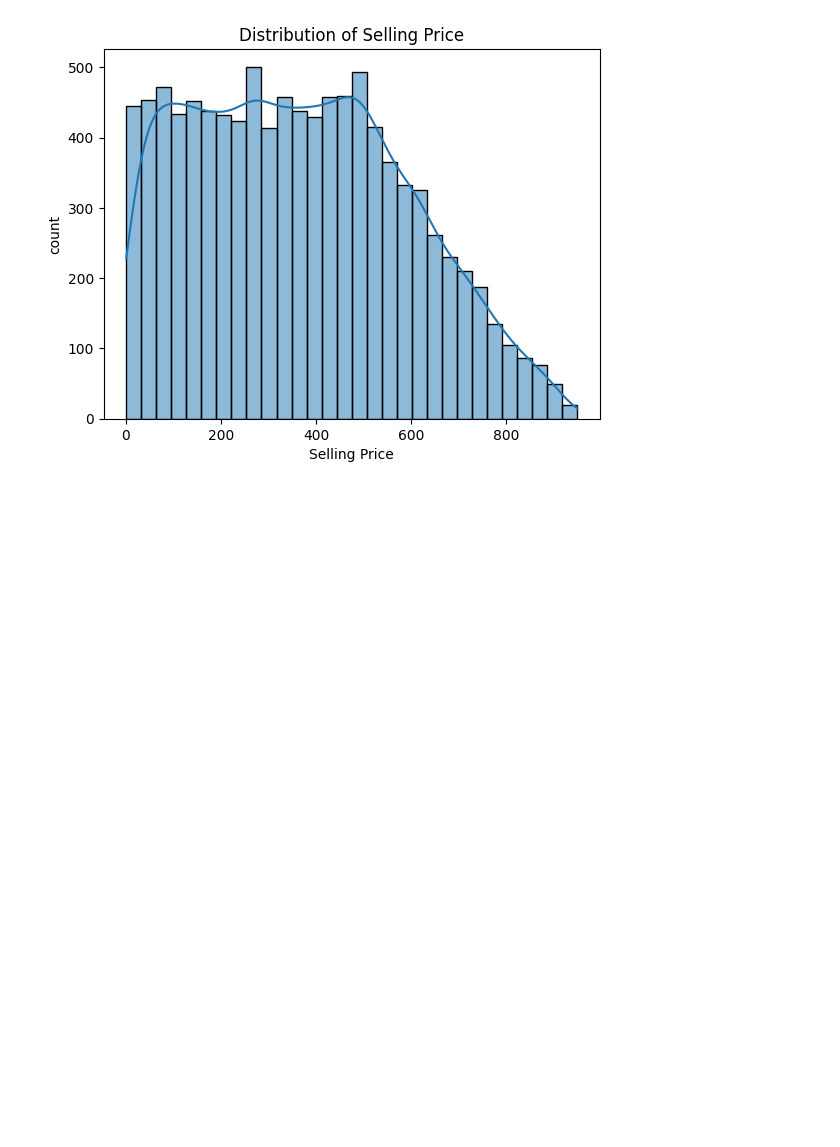
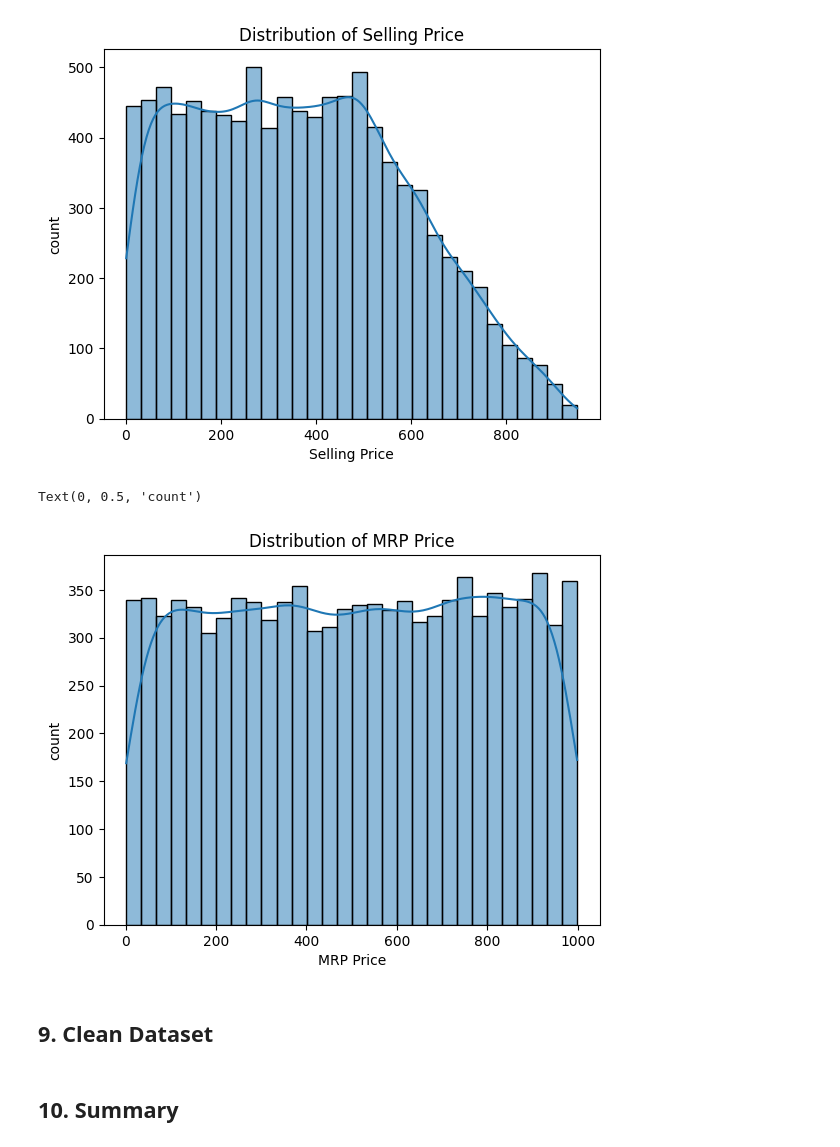
Before and after one commit to gauravvxv/Pilgrim-BI-Intern-Assignment, a Jupyter notebook: Notebook/Pilgirm.ipynb, the cells around one changed output. Saved outputs shown, nothing was run; the diff lists cells and outputs as text; code cells hidden in the pictures; blank space fills up the shorter version.

Commit message:
Done with data cleaning and preprocessing

```diff
--- a/Notebook/Pilgirm.ipynb
+++ b/Notebook/Pilgirm.ipynb
@@ -244,3 +265,13 @@ plt.ylabel('count')
 # %% [output]
 Text(0, 0.5, 'count')
 [figure]
+# %%
+sns.histplot(df['mrp_price'],bins=30,kde=True)
+plt.title("Distribution of MRP Price")
+plt.xlabel('MRP Price')
+plt.ylabel('count')
+# %% [output]
+Text(0, 0.5, 'count')
+[figure, added]
+# %% [markdown]
+## 9. Clean Dataset
@@ -246,0 +280,2 @@ Text(0, 0.5, 'count')
+# %% [markdown]
+## 10. Summary
```
Also changed, not shown: parts of 4 cells of this notebook.
